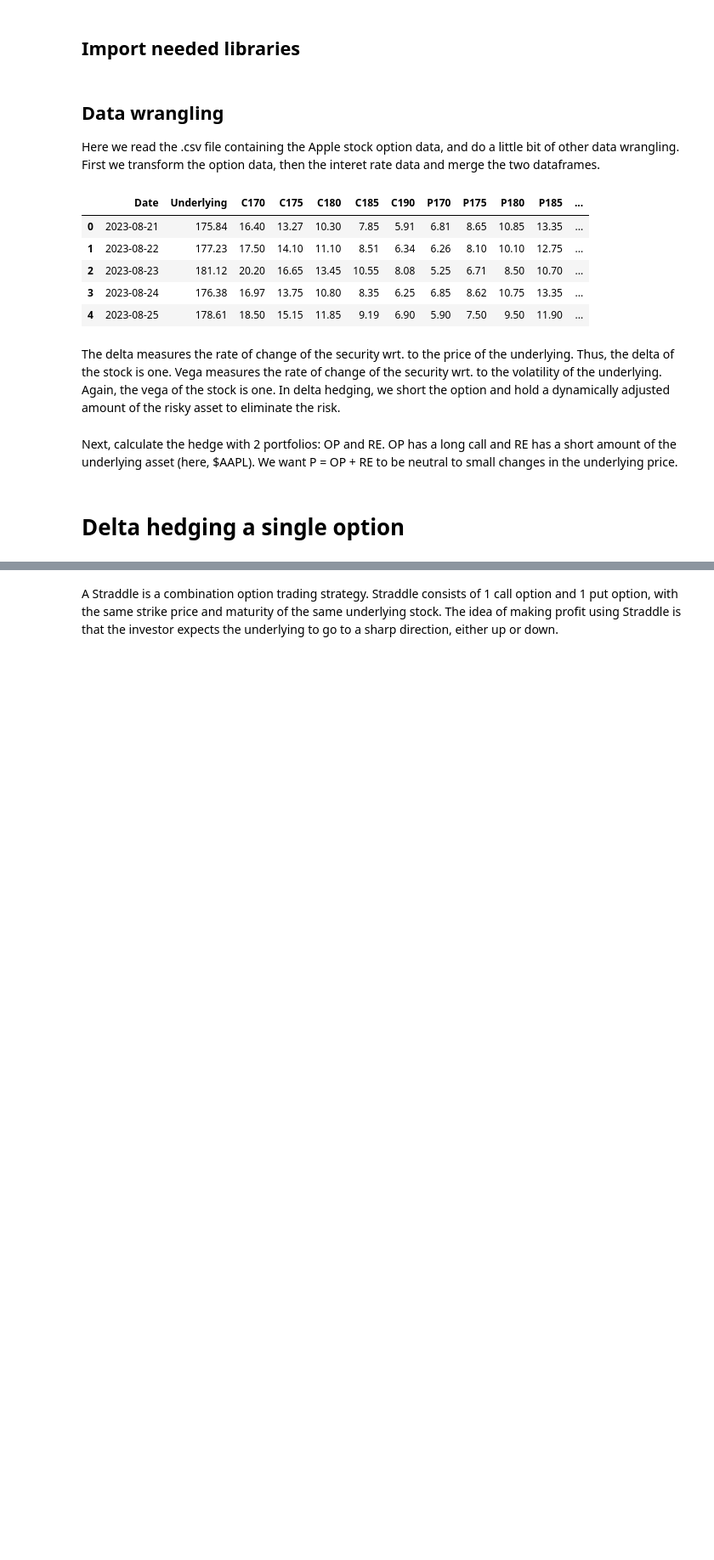
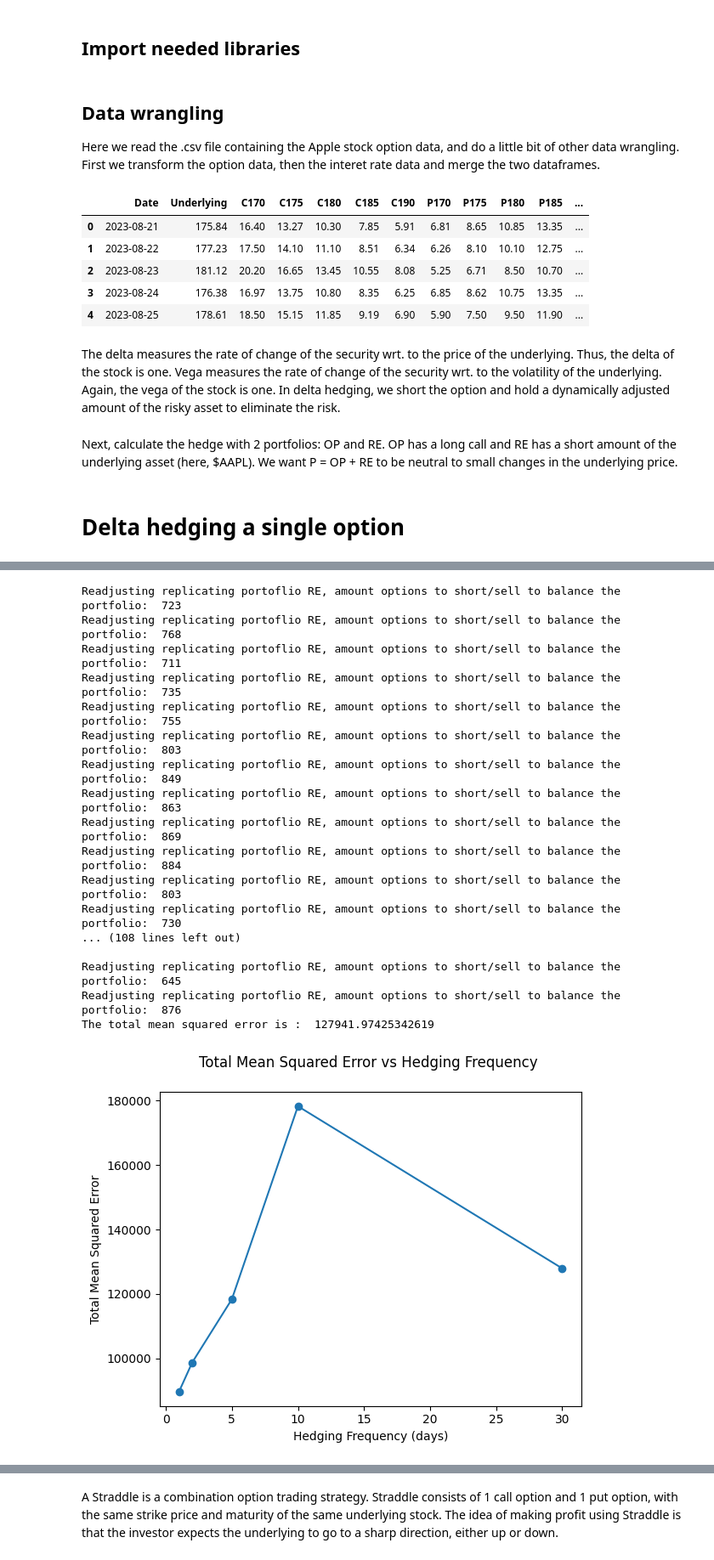
Before and after one commit to AlluSu/hedging-simulation, a Jupyter notebook: code/delta-hedging.ipynb, the cells around one changed output, grey strips where cells are left out. Shown at 85% size. Cells and saved outputs as stored; diff of their text form; code cells hidden in the pictures; blank space fills up the shorter version.

Commit message:
Refactor and add portfolio value graphs

```diff
--- a/code/delta-hedging.ipynb
+++ b/code/delta-hedging.ipynb
@@ -88,10 +84,15 @@ def delta_hedge(option_prices, freq, colname, costs = 0):
     RE = - delta * stock_price * option_amount
 
     # We will keep track of the changes in the portfolios
-    # This corresponds to the do we make loss or profit in hedging
     total_mean_squared_error = []
+
     # add initial portfolio value to the list
     portfolio_values = [OP+RE]
+
+    # we save these for plotting purposes, not used in this function
+    OPs = [OP]
+    REs = [RE]
+
     # total transaction costs carry and decrease the value of portfolio
     transact_costs = 0
 
@@ -107,6 +108,8 @@ def delta_hedge(option_prices, freq, colname, costs = 0):
         a_0 = d_OP + d_RE
         total_mean_squared_error.append(a_0**2)
         portfolio_values.append(OP+RE+transact_costs)
+        OPs.append(new_OP)
+        REs.append(new_RE)
 
         OP = new_OP
         RE = new_RE
@@ -142,15 +145,16 @@ def delta_hedge(option_prices, freq, colname, costs = 0):
     # Sum 1 to n-1 of the MSEs
     total_error = sum(total_mean_squared_error) - total_mean_squared_error[-1]
     total_error *= (1 / (len(total_mean_squared_error) - 1))
-    print("\n The total mean squared error is : ", total_error)
+    print("The total mean squared error is : ", total_error)
+    print("\n")
 
     # return daily errors and the total error for plotting purposes
-    return total_mean_squared_error, total_error, portfolio_values
+    return total_mean_squared_error, total_error, portfolio_values, OPs, REs
 # %%
 hedging_frequencies = [1, 10, 30]
 plt.figure(figsize=(10, 6))
 for freq in hedging_frequencies:
-    total_mean_squared_error, total_error, portfolio_values = delta_hedge(df_result, freq, "C170")
+    total_mean_squared_error, total_error, portfolio_values, OPs, REs = delta_hedge(df_result, freq, "C170")
     plt.plot(total_mean_squared_error, label=f'Hedging Frequency: {freq} days')
 
 plt.xlabel('Days')
@@ -179 +183,36 @@ Readjusting replicating portoflio RE, amount options to short/sell to balance th
 [figure]
+# %%
+hedging_frequencies = [1, 2, 5, 10, 30]
+
+results_dict = {'Frequency': [], 'Total_MSE': []}
+
+for freq in hedging_frequencies:
+    total_mean_squared_error, total_error, portfolio_values, OPs, REs = delta_hedge(df_result, freq, "C170")
+    results_dict['Frequency'].append(freq)
+    results_dict['Total_MSE'].append(total_error)
+
+# Plotting
+plt.plot(results_dict['Frequency'], results_dict['Total_MSE'], marker='o')
+plt.xlabel('Hedging Frequency (days)')
+plt.ylabel('Total Mean Squared Error')
+plt.title('Total Mean Squared Error vs Hedging Frequency \n')
+plt.show()
+# %% [output]
+Readjusting replicating portoflio RE, amount options to short/sell to balance the portfolio:  723
+Readjusting replicating portoflio RE, amount options to short/sell to balance the portfolio:  768
+Readjusting replicating portoflio RE, amount options to short/sell to balance the portfolio:  711
+Readjusting replicating portoflio RE, amount options to short/sell to balance the portfolio:  735
+Readjusting replicating portoflio RE, amount options to short/sell to balance the portfolio:  755
+Readjusting replicating portoflio RE, amount options to short/sell to balance the portfolio:  803
+Readjusting replicating portoflio RE, amount options to short/sell to balance the portfolio:  849
+Readjusting replicating portoflio RE, amount options to short/sell to balance the portfolio:  863
+Readjusting replicating portoflio RE, amount options to short/sell to balance the portfolio:  869
+Readjusting replicating portoflio RE, amount options to short/sell to balance the portfolio:  884
+Readjusting replicating portoflio RE, amount options to short/sell to balance the portfolio:  803
+Readjusting replicating portoflio RE, amount options to short/sell to balance the portfolio:  730
+... (108 lines left out)
+
+Readjusting replicating portoflio RE, amount options to short/sell to balance the portfolio:  645
+Readjusting replicating portoflio RE, amount options to short/sell to balance the portfolio:  876
+The total mean squared error is :  127941.97425342619
+[figure, added]
```
Also changed, not shown: parts of 20 cells of this notebook, 2 other files.
